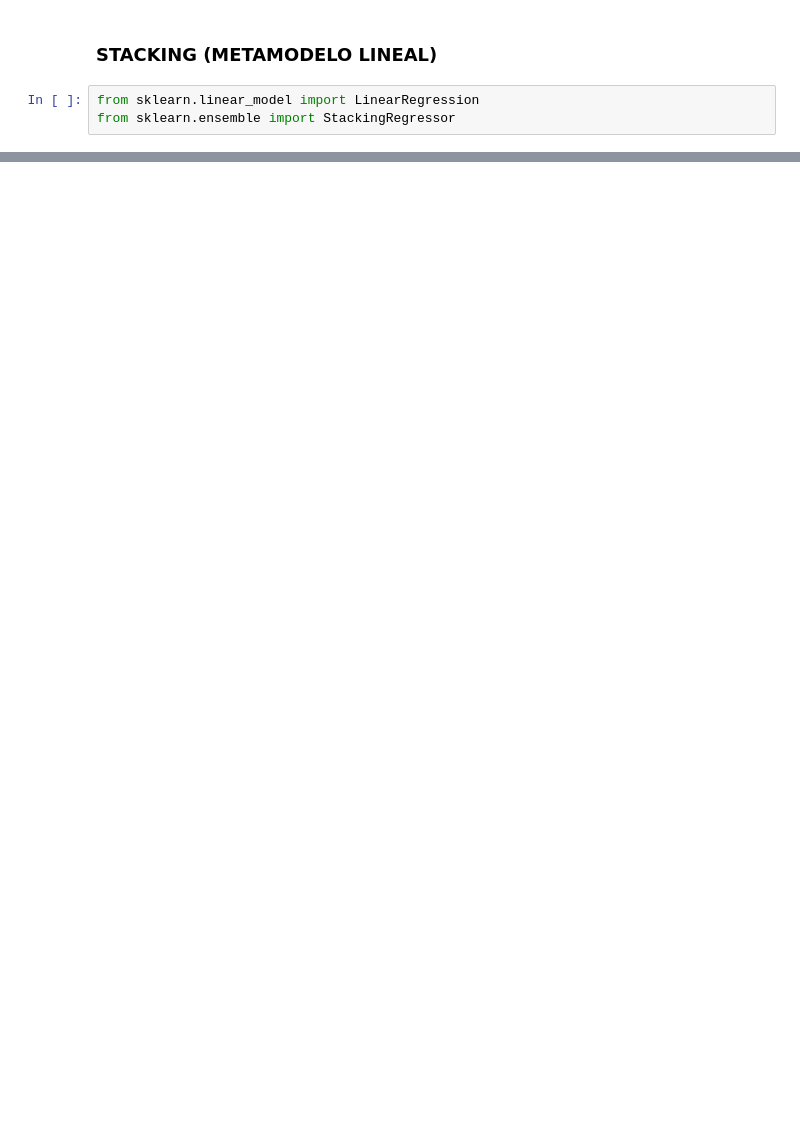
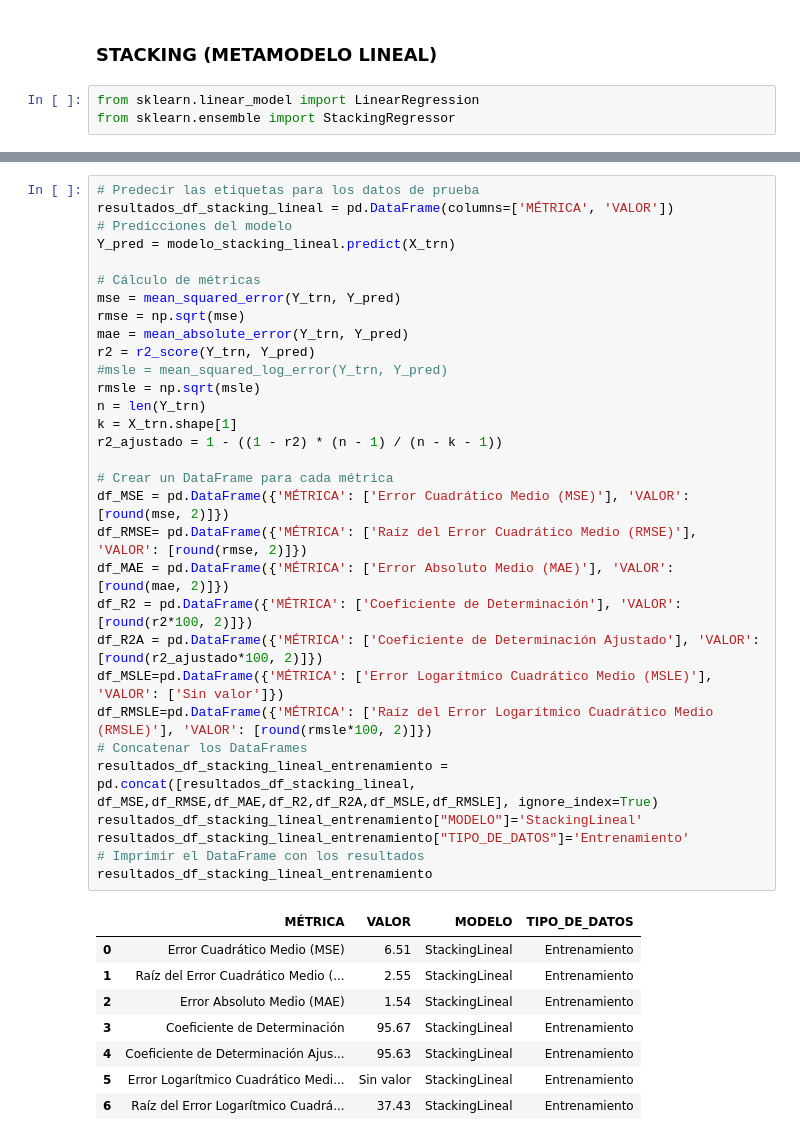
Before and after one commit to CamiloeSotoS/UNIVERSIDAD-DISTRITAL-PROYECTO, a Jupyter notebook: MÓDULO ANALÍTICA PREDICTIVA/MÓDULO_ANALITICA_MODELOS_REGRESION_DEF.ipynb, the cells around one changed output, grey strips where cells are left out. Drawn from its saved outputs; the diff is of its cells as text; blank space fills up the shorter version.

```diff
--- a/MÓDULO ANALÍTICA PREDICTIVA/MÓDULO_ANALITICA_MODELOS_REGRESION_DEF.ipynb
+++ b/MÓDULO ANALÍTICA PREDICTIVA/MÓDULO_ANALITICA_MODELOS_REGRESION_DEF.ipynb
@@ -2626,3 +2629,43 @@ modelo_stacking_lineal,mejores_hiperparametros_stacking_lineal = entrenar_modelo
                                                    mejores_hiperparametros_extra,
                                                    mejores_hiperparametros_random,
                                                    mejores_hiperparametros_BG)
+# %%
+# Predecir las etiquetas para los datos de prueba
+resultados_df_stacking_lineal = pd.DataFrame(columns=['MÉTRICA', 'VALOR'])
+# Predicciones del modelo
+Y_pred = modelo_stacking_lineal.predict(X_trn)
+
+# Cálculo de métricas
+mse = mean_squared_error(Y_trn, Y_pred)
+rmse = np.sqrt(mse)
+mae = mean_absolute_error(Y_trn, Y_pred)
+r2 = r2_score(Y_trn, Y_pred)
+#msle = mean_squared_log_error(Y_trn, Y_pred)
+rmsle = np.sqrt(msle)
+n = len(Y_trn)
+k = X_trn.shape[1]
+r2_ajustado = 1 - ((1 - r2) * (n - 1) / (n - k - 1))
+
+# Crear un DataFrame para cada métrica
+df_MSE = pd.DataFrame({'MÉTRICA': ['Error Cuadrático Medio (MSE)'], 'VALOR': [round(mse, 2)]})
+df_RMSE= pd.DataFrame({'MÉTRICA': ['Raíz del Error Cuadrático Medio (RMSE)'], 'VALOR': [round(rmse, 2)]})
+df_MAE = pd.DataFrame({'MÉTRICA': ['Error Absoluto Medio (MAE)'], 'VALOR': [round(mae, 2)]})
+df_R2 = pd.DataFrame({'MÉTRICA': ['Coeficiente de Determinación'], 'VALOR': [round(r2*100, 2)]})
+df_R2A = pd.DataFrame({'MÉTRICA': ['Coeficiente de Determinación Ajustado'], 'VALOR': [round(r2_ajustado*100, 2)]})
+df_MSLE=pd.DataFrame({'MÉTRICA': ['Error Logarítmico Cuadrático Medio (MSLE)'], 'VALOR': ['Sin valor']})
+df_RMSLE=pd.DataFrame({'MÉTRICA': ['Raíz del Error Logarítmico Cuadrático Medio (RMSLE)'], 'VALOR': [round(rmsle*100, 2)]})
+# Concatenar los DataFrames
+resultados_df_stacking_lineal_entrenamiento = pd.concat([resultados_df_stacking_lineal, df_MSE,df_RMSE,df_MAE,df_R2,df_R2A,df_MSLE,df_RMSLE], ignore_index=True)
+resultados_df_stacking_lineal_entrenamiento["MODELO"]='StackingLineal'
+resultados_df_stacking_lineal_entrenamiento["TIPO_DE_DATOS"]='Entrenamiento'
+# Imprimir el DataFrame con los resultados
+resultados_df_stacking_lineal_entrenamiento
+# %% [output]
+|  | MÉTRICA | VALOR | MODELO | TIPO_DE_DATOS |
+| 0 | Error Cuadrático Medio (MSE) | 6.51 | StackingLineal | Entrenamiento |
+| 1 | Raíz del Error Cuadrático Medio (... | 2.55 | StackingLineal | Entrenamiento |
+| 2 | Error Absoluto Medio (MAE) | 1.54 | StackingLineal | Entrenamiento |
+| 3 | Coeficiente de Determinación | 95.67 | StackingLineal | Entrenamiento |
+| 4 | Coeficiente de Determinación Ajus... | 95.63 | StackingLineal | Entrenamiento |
+| 5 | Error Logarítmico Cuadrático Medi... | Sin valor | StackingLineal | Entrenamiento |
+| 6 | Raíz del Error Logarítmico Cuadrá... | 37.43 | StackingLineal | Entrenamiento |
```
Also changed, not shown: parts of 14 cells of this notebook.
